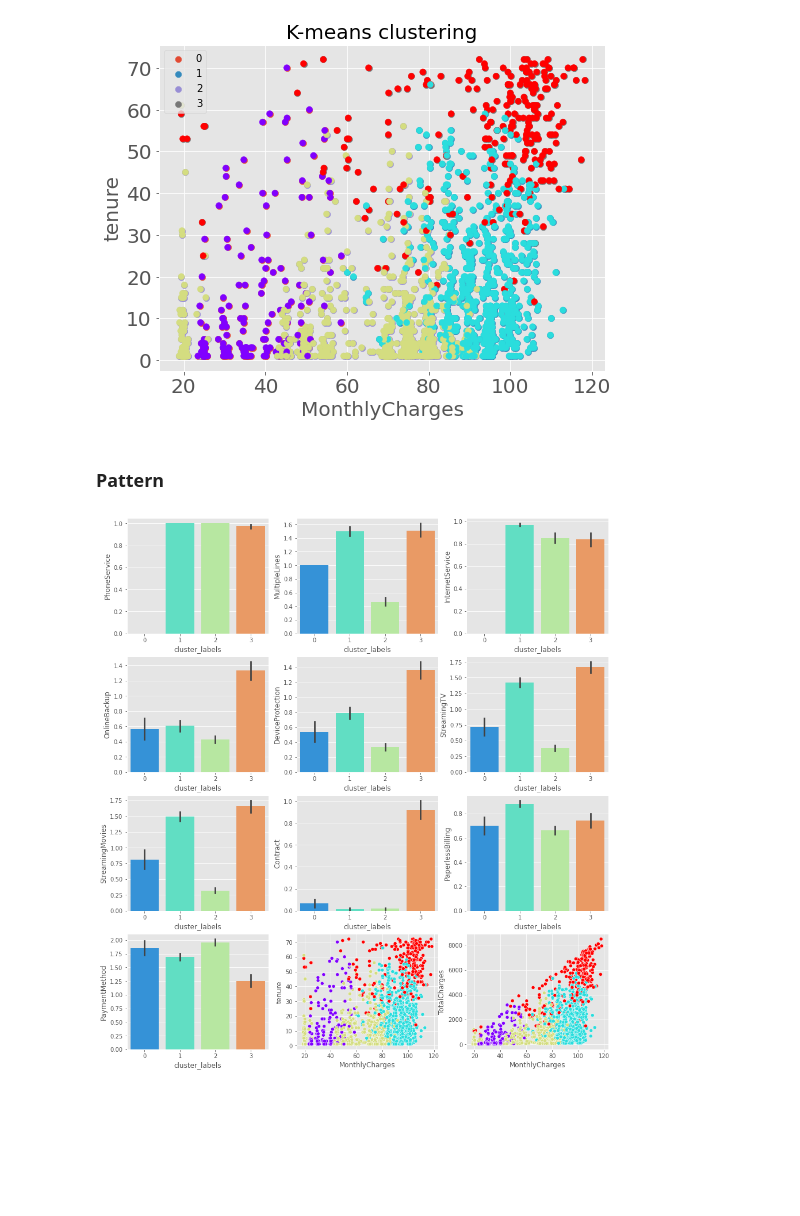
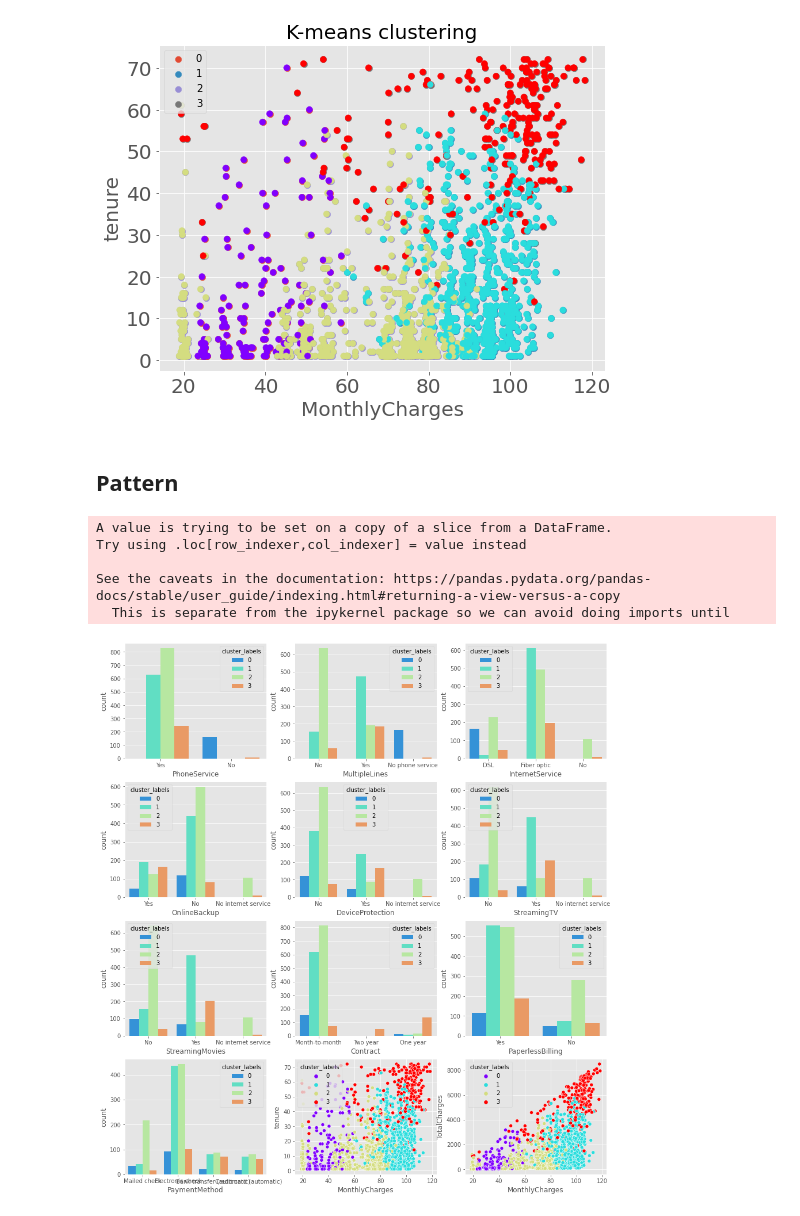
Before and after one commit to zulfijauh/Cheatsheet, a Jupyter notebook: Final_Project_Digital_Skola.ipynb, the cells around one changed output. Drawn from its saved outputs; the diff is of its cells as text; code cells hidden in the pictures; blank space fills up the shorter version.

```diff
--- a/Final_Project_Digital_Skola.ipynb
+++ b/Final_Project_Digital_Skola.ipynb
@@ -151,9 +151,3 @@ plt.show()
 [figure]
 # %% [markdown]
 ## Check all variable by Churn
-# %%
-category = clean.select_dtypes(include=['object']).columns.drop('customerID','Churn')
-
-f,ax = plt.subplots(len(set(category)),1,figsize=(10,100))
-for i in list(category.values):
-    sns.countplot(x=clean[i],hue=clean.Churn,ax=ax[list(set(category)).index(i)]).set_title([i,'- Churn'])
@@ -725,22 +743,32 @@ plt.show()
 # %% [output]
 [figure]
 # %% [markdown]
-### Pattern
+## Pattern
+# %%
+churn_labels = clean.loc[(clean['Churn'] == 'Yes')]
+churn_labels.drop(['Churn'],axis=1)
+churn_labels['cluster_labels'] = labels
+# %% [output]
+A value is trying to be set on a copy of a slice from a DataFrame.
+Try using .loc[row_indexer,col_indexer] = value instead
+
+See the caveats in the documentation: https://pandas.pydata.org/pandas-docs/stable/user_guide/indexing.html#returning-a-view-versus-a-copy
+  This is separate from the ipykernel package so we can avoid doing imports until
 # %%
 f,ax = plt.subplots(4,3,figsize=(15,17))
-sns.barplot(x= 'cluster_labels',y = 'PhoneService', data = churn,palette="rainbow",ax=ax[0,0])
-sns.barplot(x= 'cluster_labels',y = 'MultipleLines', data = churn,palette="rainbow",ax=ax[0,1])
-sns.barplot(x= 'cluster_labels',y = 'InternetService', data = churn,palette="rainbow",ax=ax[0,2])
-sns.barplot(x= 'cluster_labels',y = 'OnlineBackup', data = churn,palette="rainbow",ax=ax[1,0])
-sns.barplot(x= 'cluster_labels',y = 'DeviceProtection', data = churn,palette="rainbow",ax=ax[1,1])
-sns.barplot(x= 'cluster_labels',y = 'StreamingTV', data = churn,palette="rainbow",ax=ax[1,2])
-sns.barplot(x= 'cluster_labels',y = 'StreamingMovies', data = churn,palette="rainbow",ax=ax[2,0])
-sns.barplot(x= 'cluster_labels',y = 'Contract', data = churn,palette="rainbow",ax=ax[2,1])
-sns.barplot(x= 'cluster_labels',y = 'PaperlessBilling', data = churn,palette="rainbow",ax=ax[2,2])
-sns.barplot(x= 'cluster_labels',y = 'PaymentMethod', data = churn,palette="rainbow",ax=ax[3,0])
-sns.scatterplot(x= 'MonthlyCharges',y = 'tenure',hue='cluster_labels',data=churn,palette="rainbow",legend=False,ax=ax[3,1])
-sns.scatterplot(x= 'MonthlyCharges',y = 'TotalCharges',hue='cluster_labels',data=churn,palette="rainbow",legend=False,ax=ax[3,2])
+sns.countplot(hue= 'cluster_labels',x = 'PhoneService', data = churn_labels,palette="rainbow",ax=ax[0,0])
+sns.countplot(hue= 'cluster_labels',x = 'MultipleLines', data = churn_labels,palette="rainbow",ax=ax[0,1])
+sns.countplot(hue= 'cluster_labels',x = 'InternetService', data = churn_labels,palette="rainbow",ax=ax[0,2])
+sns.countplot(hue= 'cluster_labels',x = 'OnlineBackup', data = churn_labels,palette="rainbow",ax=ax[1,0])
+sns.countplot(hue= 'cluster_labels',x = 'DeviceProtection', data = churn_labels,palette="rainbow",ax=ax[1,1])
+sns.countplot(hue= 'cluster_labels',x = 'StreamingTV', data = churn_labels,palette="rainbow",ax=ax[1,2])
+sns.countplot(hue= 'cluster_labels',x = 'StreamingMovies', data = churn_labels,palette="rainbow",ax=ax[2,0])
+sns.countplot(hue= 'cluster_labels',x = 'Contract', data = churn_labels,palette="rainbow",ax=ax[2,1])
+sns.countplot(hue= 'cluster_labels',x = 'PaperlessBilling', data = churn_labels,palette="rainbow",ax=ax[2,2])
+sns.countplot(hue= 'cluster_labels',x = 'PaymentMethod', data = churn_labels,palette="rainbow",ax=ax[3,0])
+sns.scatterplot(x= 'MonthlyCharges',y = 'tenure',hue='cluster_labels',data=churn,palette="rainbow",legend=True,ax=ax[3,1])
+sns.scatterplot(x= 'MonthlyCharges',y = 'TotalCharges',hue='cluster_labels',data=churn,palette="rainbow",legend=True,ax=ax[3,2])
 plt.show()
 # %% [output]
-[figure, old version]
+[figure, new version]
 # %%
```
Also changed, not shown: parts of 25 cells of this notebook.
